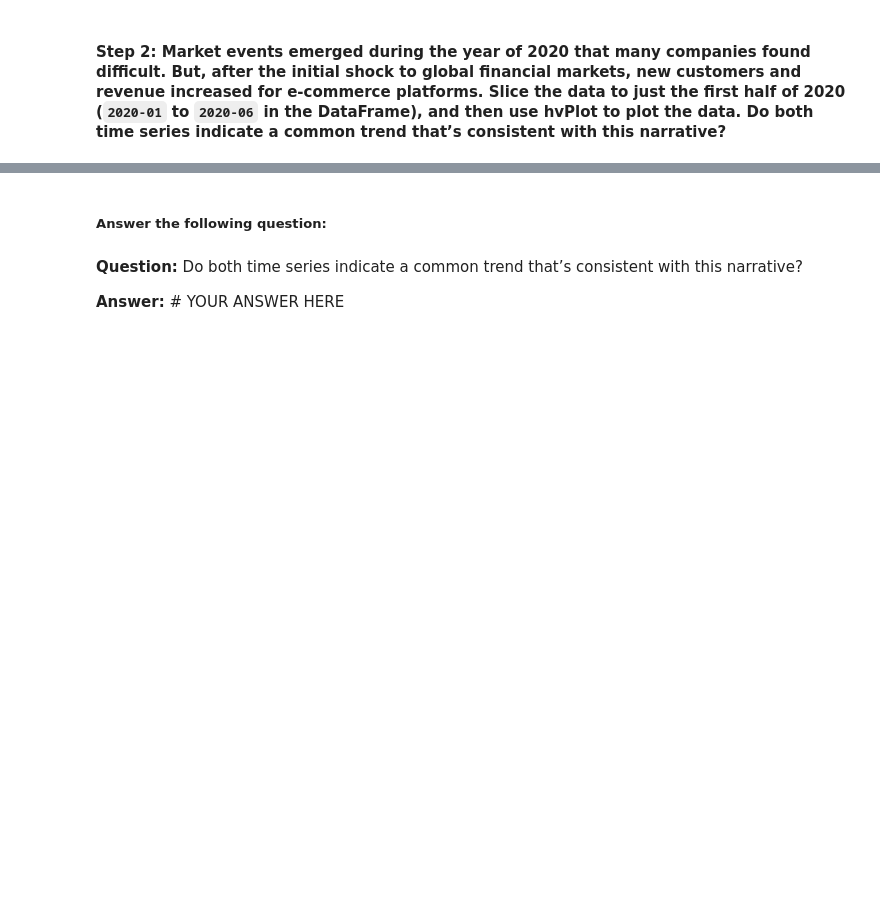
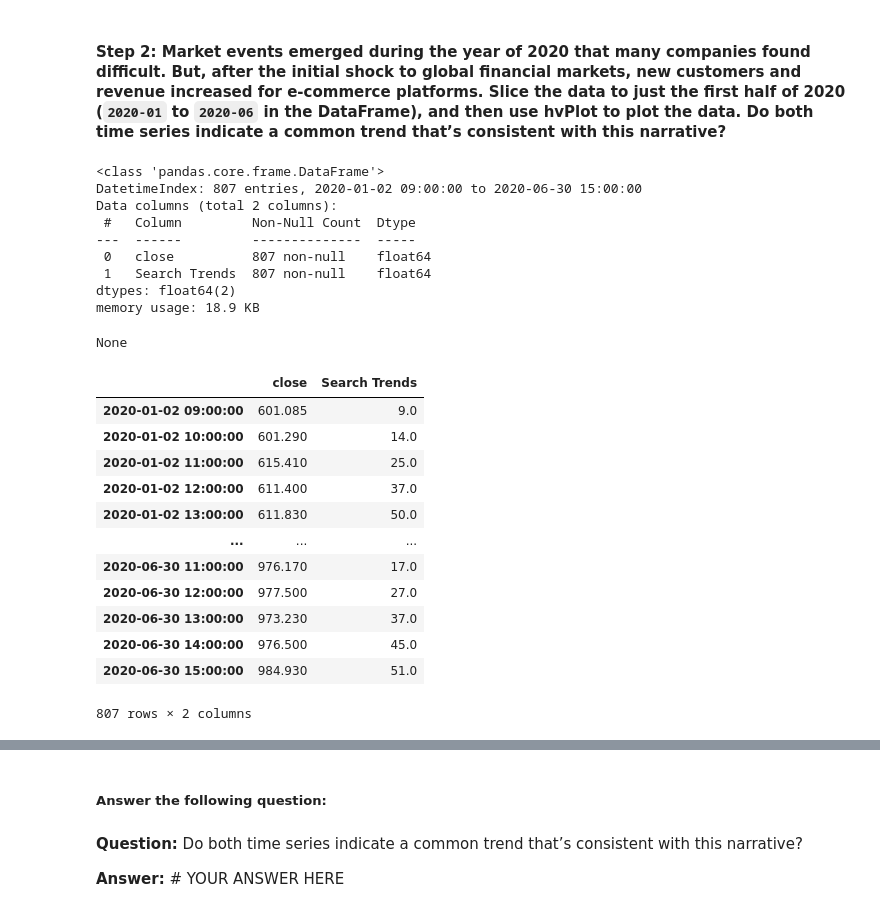
Before and after one commit to boz-tcm/time-series-challenge, a Jupyter notebook: forecasting_net_prophet.ipynb, the cells around one changed output, grey strips where cells are left out. Saved outputs shown, nothing was run; the diff lists cells and outputs as text; code cells hidden in the pictures; blank space fills up the shorter version.

```diff
--- a/forecasting_net_prophet.ipynb
+++ b/forecasting_net_prophet.ipynb
@@ -426,10 +466,34 @@ mercado_stock_trends_df = # YOUR CODE HERE
 #### Step 2: Market events emerged during the year of 2020 that many companies found difficult. But, after the initial shock to global financial markets, new customers and revenue increased for e-commerce platforms. Slice the data to just the first half of 2020 (`2020-01` to `2020-06` in the DataFrame), and then use hvPlot to plot the data. Do both time series indicate a common trend that’s consistent with this narrative?
 # %%
 # For the combined dataframe, slice to just the first half of 2020 (2020-01 through 2020-06)
-first_half_2020 = # YOUR CODE HERE
+first_half_2020_df = mercado_stock_trends_df.loc['2020-01':'2020-06']
 
 # View the first and last five rows of first_half_2020 DataFrame
-# YOUR CODE HERE
+display(first_half_2020_df.info(), first_half_2020_df)
+# %% [output]
+<class 'pandas.core.frame.DataFrame'>
+DatetimeIndex: 807 entries, 2020-01-02 09:00:00 to 2020-06-30 15:00:00
+Data columns (total 2 columns):
+ #   Column         Non-Null Count  Dtype
+---  ------         --------------  -----
+ 0   close          807 non-null    float64
+ 1   Search Trends  807 non-null    float64
+dtypes: float64(2)
+memory usage: 18.9 KB
+None
+|  | close | Search Trends |
+| 2020-01-02 09:00:00 | 601.085 | 9.0 |
+| 2020-01-02 10:00:00 | 601.290 | 14.0 |
+| 2020-01-02 11:00:00 | 615.410 | 25.0 |
+| 2020-01-02 12:00:00 | 611.400 | 37.0 |
+| 2020-01-02 13:00:00 | 611.830 | 50.0 |
+| ... | ... | ... |
+| 2020-06-30 11:00:00 | 976.170 | 17.0 |
+| 2020-06-30 12:00:00 | 977.500 | 27.0 |
+| 2020-06-30 13:00:00 | 973.230 | 37.0 |
+| 2020-06-30 14:00:00 | 976.500 | 45.0 |
+| 2020-06-30 15:00:00 | 984.930 | 51.0 |
+807 rows × 2 columns
 # %%
 # Holoviews extension to render hvPlots in Colab
 hv.extension('bokeh')
```
Also changed, not shown: parts of 10 cells of this notebook.
